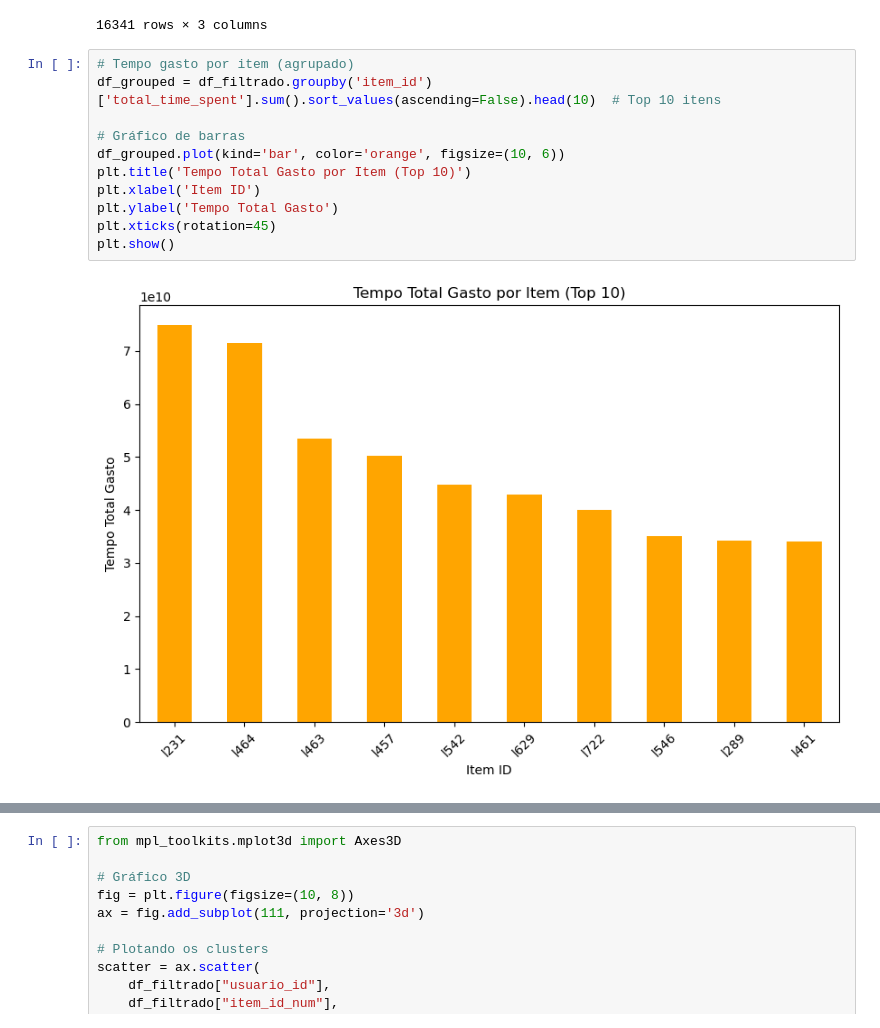
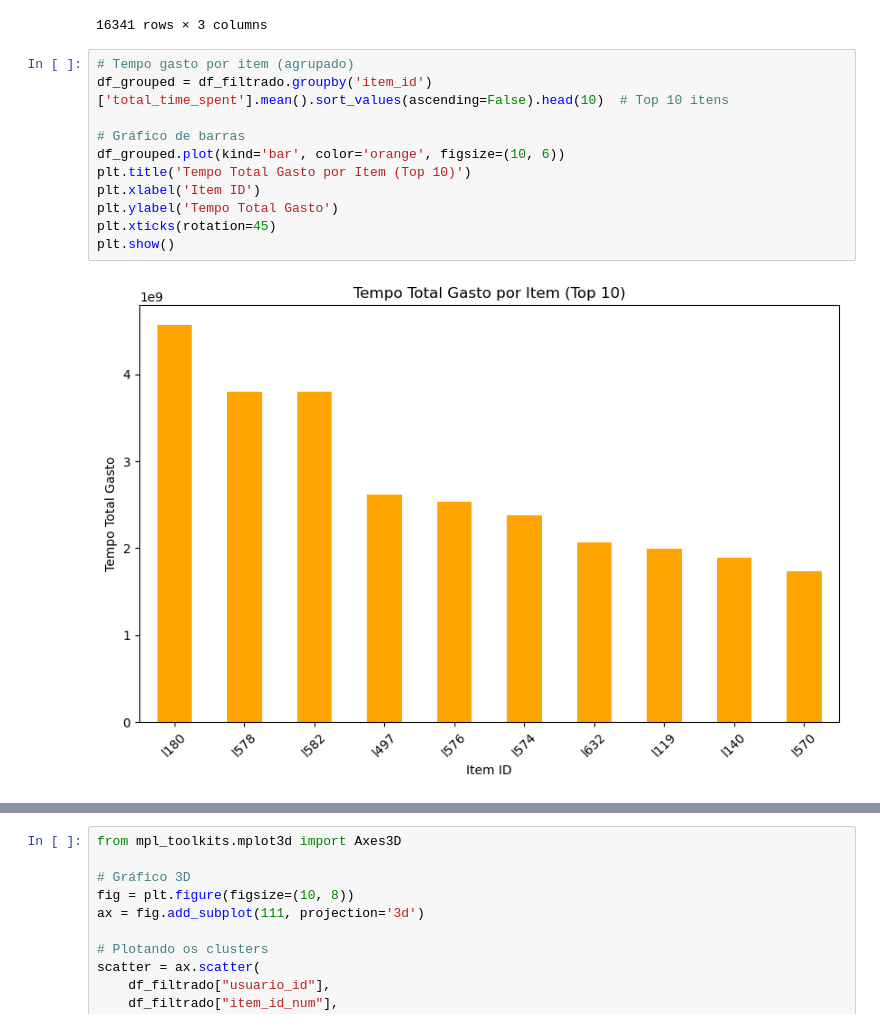
Before and after one commit to tpcyprianos/projeto_rec_sys, a Jupyter notebook: Rec_estudantes.ipynb, the cells around one changed output, grey strips where cells are left out. Saved outputs shown, nothing was run; the diff lists cells and outputs as text.

```diff
--- a/Rec_estudantes.ipynb
+++ b/Rec_estudantes.ipynb
@@ -154,17 +159,17 @@ df_filtrado
 16341 rows × 3 columns
 # %%
 # Tempo gasto por item (agrupado)
-df_grouped = df_filtrado.groupby('item_id')['total_time_spent'].sum().sort_values(ascending=False).head(10)  # Top 10 itens
+df_grouped = df_filtrado.groupby('item_id')['total_time_spent'].mean().sort_values(ascending=False).head(10)  # Top 10 itens
 
 # Gráfico de barras
 df_grouped.plot(kind='bar', color='orange', figsize=(10, 6))
 plt.title('Tempo Total Gasto por Item (Top 10)')
 plt.xlabel('Item ID')
 plt.ylabel('Tempo Total Gasto')
 plt.xticks(rotation=45)
 plt.show()
 # %% [output]
-[figure, old version]
+[figure, new version]
 # %%
 # Gerando IDs numéricos para 'usuario' e 'item_id'
 df_filtrado["usuario_id"] = df_filtrado["usuario"].astype("category").cat.codes
```
Also changed, not shown: parts of 4 cells of this notebook, 1 other file.
